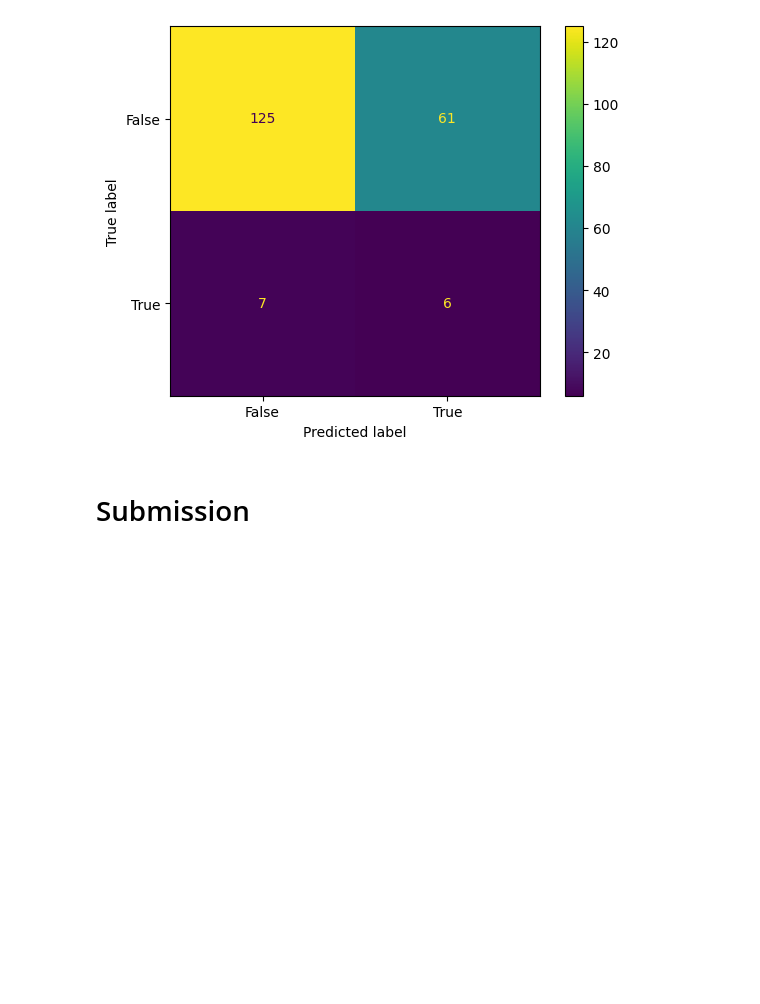
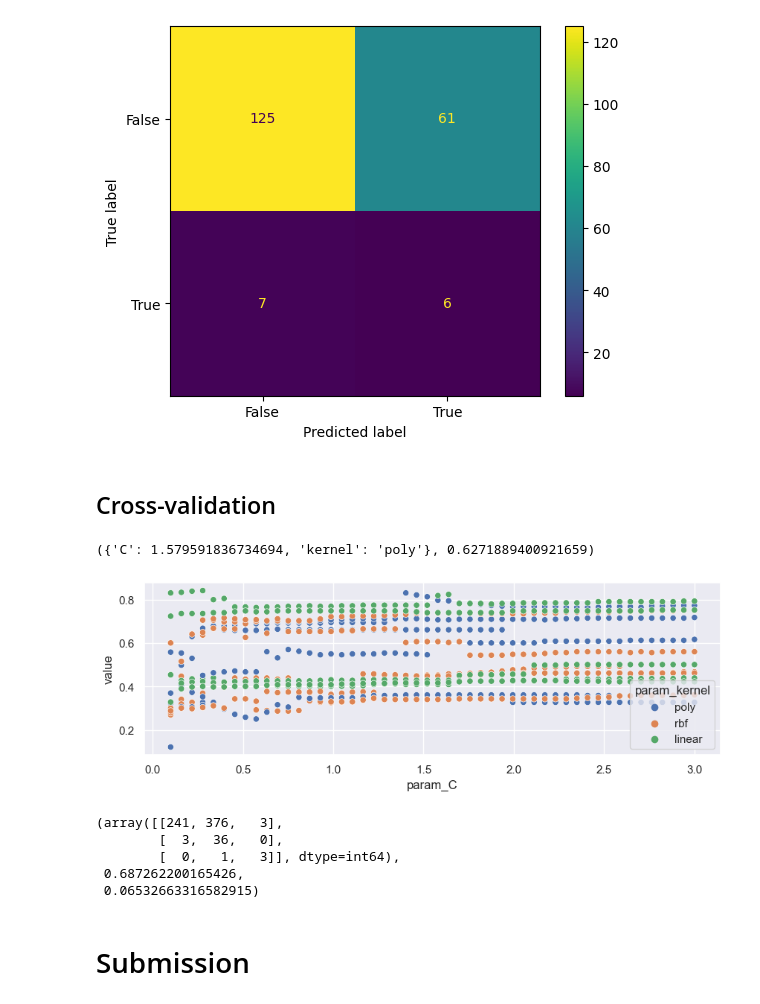
Before and after one commit to MattiaCastaldo/Hackaton_2023_G17, a Jupyter notebook: summaries.ipynb, the cells around one changed output. Saved outputs shown, nothing was run; the diff lists cells and outputs as text; code cells hidden in the pictures; blank space fills up the shorter version.

Commit message:
plots

```diff
--- a/summaries.ipynb
+++ b/summaries.ipynb
@@ -72,6 +72,41 @@ confusion_matrix(y_test,y_hat),balanced_accuracy_score(y_test, y_hat)
         [  7,   6]], dtype=int64),
  0.5667907361455748)
 [figure]
+# %% [markdown]
+## Cross-validation
+# %%
+from sklearn.model_selection import GridSearchCV, StratifiedKFold
+model = SVC(class_weight='balanced')
+params = {'C' : np.linspace(0.1,3,50),
+          'kernel':['poly','rbf','linear']}
+skf = StratifiedKFold(n_splits=5)
+# %%
+cv = GridSearchCV(
+    model,
+    param_grid=params,
+    scoring='balanced_accuracy',
+    n_jobs=-1,
+    cv=skf.split(X, df_train.y)
+)
+cv.fit(X,df_train.y)
+
+cv.best_params_, cv.best_score_
+# %% [output]
+({'C': 1.579591836734694, 'kernel': 'poly'}, 0.6271889400921659)
+# %%
+from util import plot_cv_results
+plot_cv_results(cv, 'param_C', 'param_kernel')
+# %% [output]
+[figure, added]
+# %%
+y_hat = cv.predict(X)
+confusion_matrix(df_train.y, y_hat),balanced_accuracy_score(df_train.y, y_hat), y_test.mean()
+# %% [output]
+(array([[241, 376,   3],
+        [  3,  36,   0],
+        [  0,   1,   3]], dtype=int64),
+ 0.687262200165426,
+ 0.06532663316582915)
 # %% [markdown]
 # Submission
 # %%
```
Also changed, not shown: parts of 1 cell of this notebook, 5 other files.
